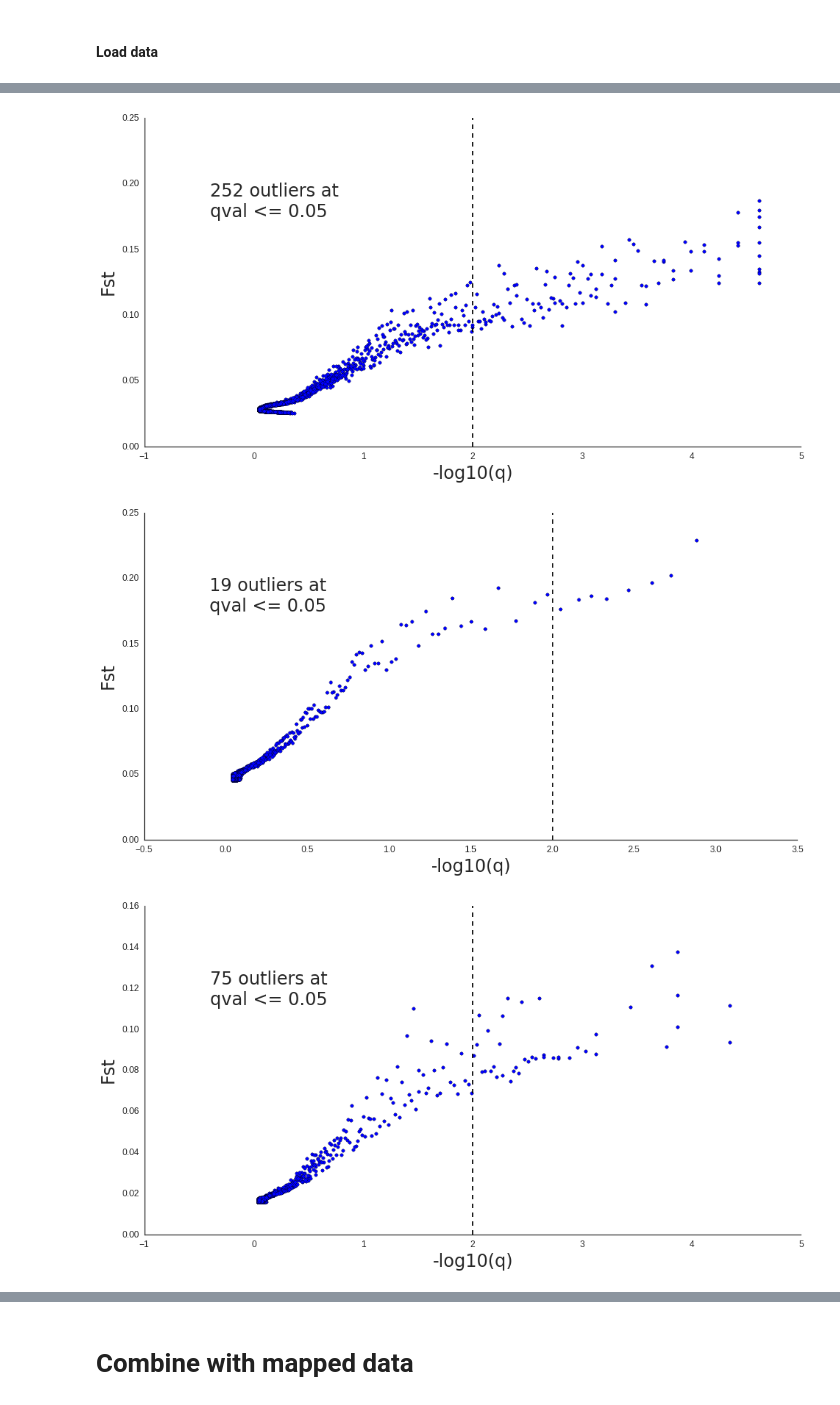
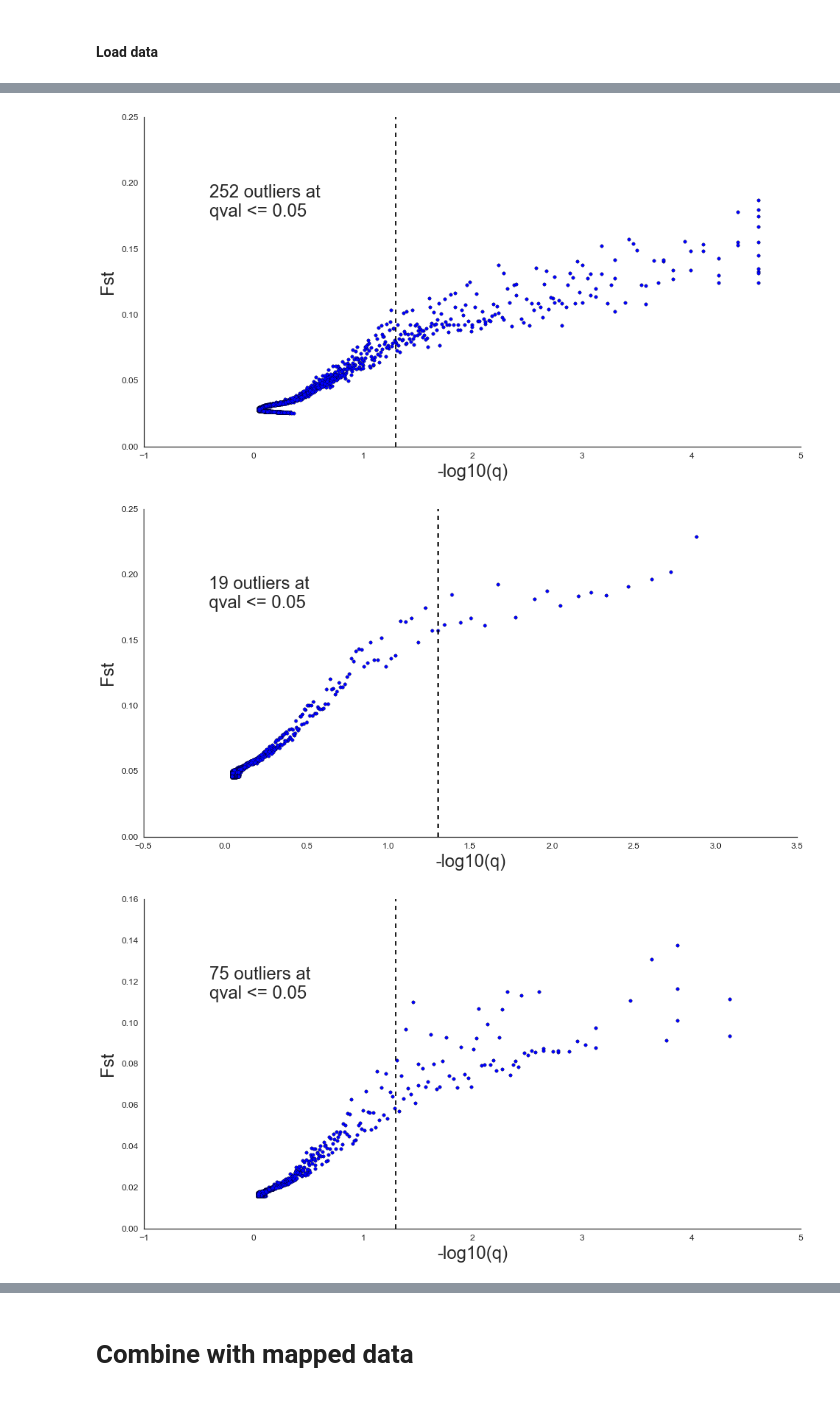
Before and after one commit to rwaples/chum_populations, a Jupyter notebook: plotting bayescan results.ipynb, the cells around one changed output, grey strips where cells are left out. Drawn from its saved outputs; the diff is of its cells as text; code cells hidden in the pictures.

```diff
--- a/plotting bayescan results.ipynb
+++ b/plotting bayescan results.ipynb
@@ -19,7 +24,7 @@ sns.set_style("white")
 def plot_bayescan(baye_fst, q_threshold = .05):
     figsize(16, 8)
     plt.scatter(-np.log10(baye_fst['qval']), baye_fst['fst'])
-    plt.axvline(x=-log10(qval_threshold), c= 'black',  ls = '--')
+    plt.axvline(x=-np.log10(q_threshold), c= 'black',  ls = '--')
     plt.xlabel('-log10(q)',fontsize = 24); plt.ylabel("Fst",fontsize = 24)
     plt.annotate('{} outliers at\nqval <= {}'.format(sum(baye_fst['qval'] < q_threshold), q_threshold),
              xycoords='axes fraction', xy = (.1, .7), fontsize = 24)
@@ -55,0 +48,6 @@ BS_non_paralogs.head()
+# %%
+non_paralogs_fst_file = os.path.join(CWD, 'results', 'batch_4', 'pop_analysis', 'bayescan', 'non_paralogs.baye_fst.txt')
+group1_fst_file = os.path.join(CWD, 'results', 'batch_4', 'pop_analysis', 'bayescan', 'BS_group_1.baye_fst.txt')
+group2_fst_file = os.path.join(CWD, 'results', 'batch_4', 'pop_analysis', 'bayescan', 'BS_group_2.baye_fst.txt')
+group3_fst_file = os.path.join(CWD, 'results', 'batch_4', 'pop_analysis', 'bayescan', 'BS_group_3.baye_fst.txt')
+group4_fst_file = os.path.join(CWD, 'results', 'batch_4', 'pop_analysis', 'bayescan', 'BS_group_4.baye_fst.txt')
@@ -58,10 +71,11 @@ BS_non_paralogs.head()
 # %%
+figsize(8, 4)
 plot_bayescan(BS_non_paralogs, .05)
 plot_bayescan(BS_group1, .05)
 plot_bayescan(BS_group2, .05)
 plot_bayescan(BS_group3, .05)
 plot_bayescan(BS_group4, .05)
 # %% [output]
-[figure, old version]
+[figure, new version]
-[figure, old version]
+[figure, new version]
-[figure, old version]
+[figure, new version]
```
Also changed, not shown: parts of 23 cells of this notebook, 2 other files.
